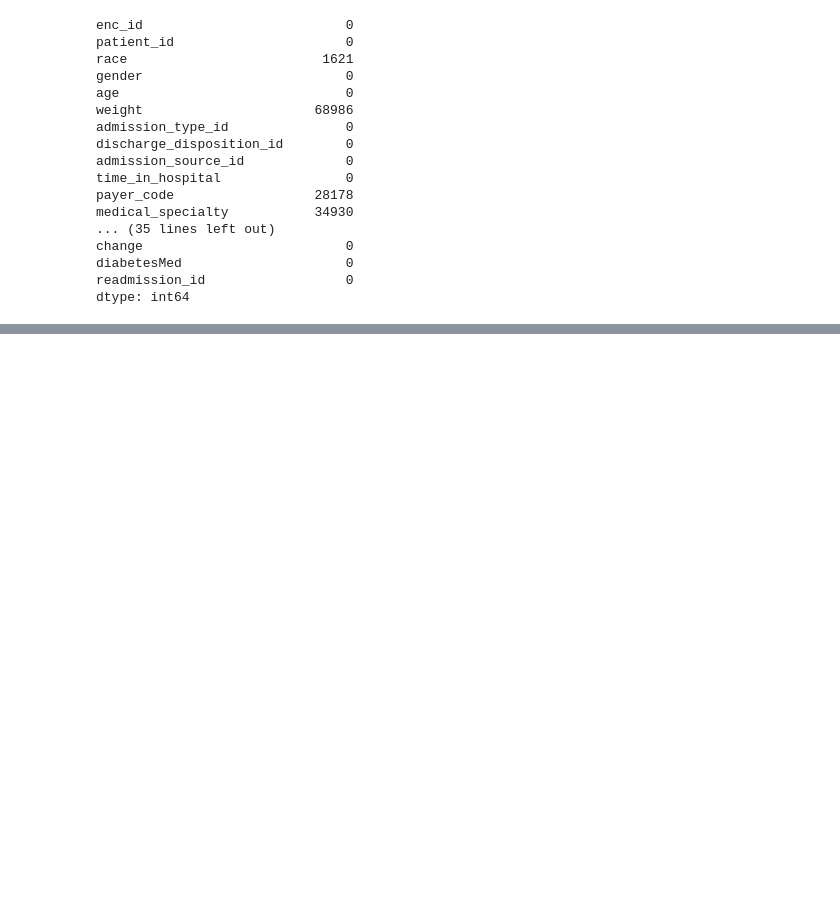
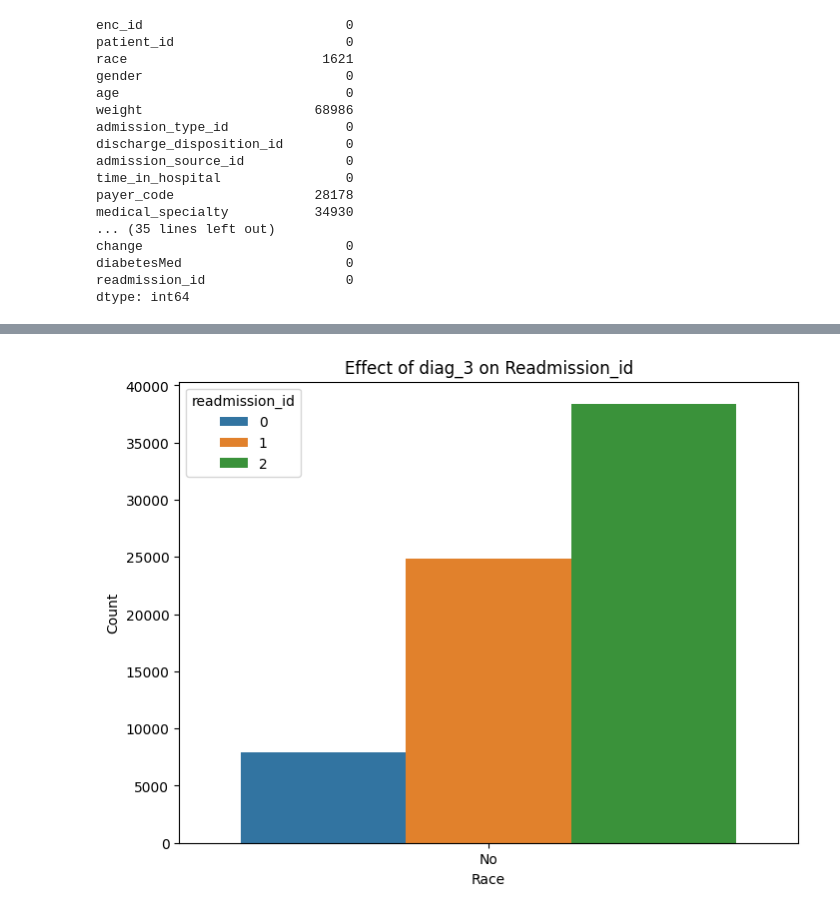
Before and after one commit to Chandak-Keshav/ML_Assignment, a Jupyter notebook: IMT2021003.ipynb, the cells around one changed output, grey strips where cells are left out. Saved outputs shown, nothing was run; the diff lists cells and outputs as text; code cells hidden in the pictures; blank space fills up the shorter version.

```diff
--- a/IMT2021003.ipynb
+++ b/IMT2021003.ipynb
@@ -42,0 +91,9 @@ train_df=df.drop(['age','race','gender','weight','payer_code','medical_specialty
+# %%
+plt.figure(figsize=(8, 6))
+sns.countplot(x='diag_3', hue='readmission_id', data=df)
+plt.title('Effect of daig_3 on Readmission_id')
+plt.xlabel('Race')
+plt.ylabel('Count')
+plt.show()
+# %% [output]
+[figure, added]
```
Also changed, not shown: parts of 38 cells of this notebook, 1 other file.
